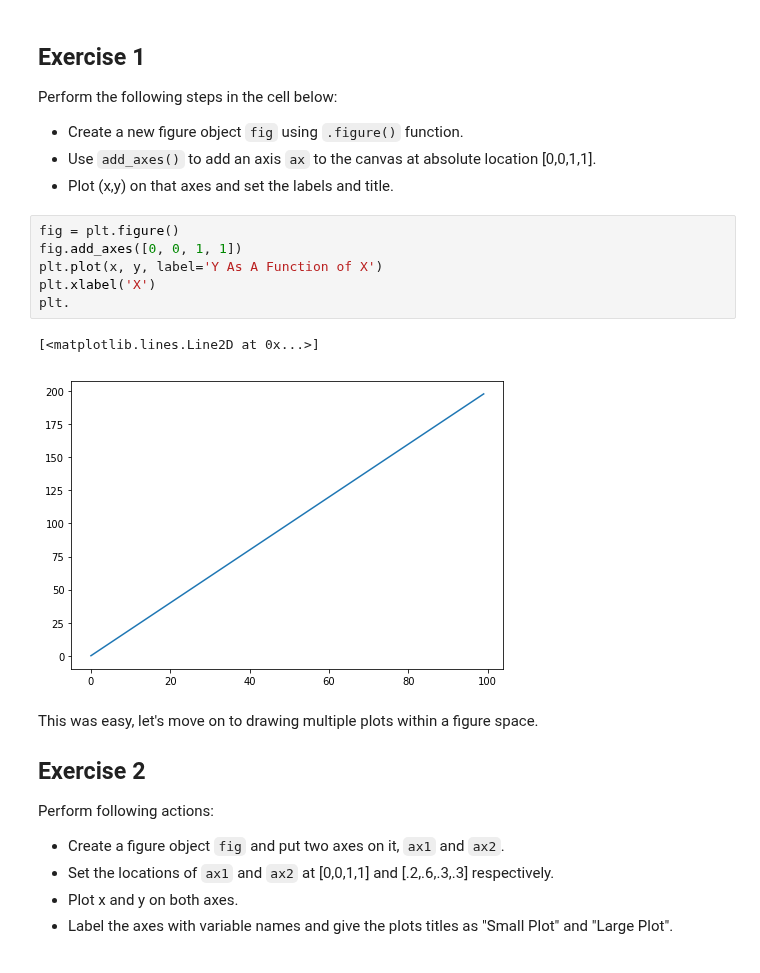
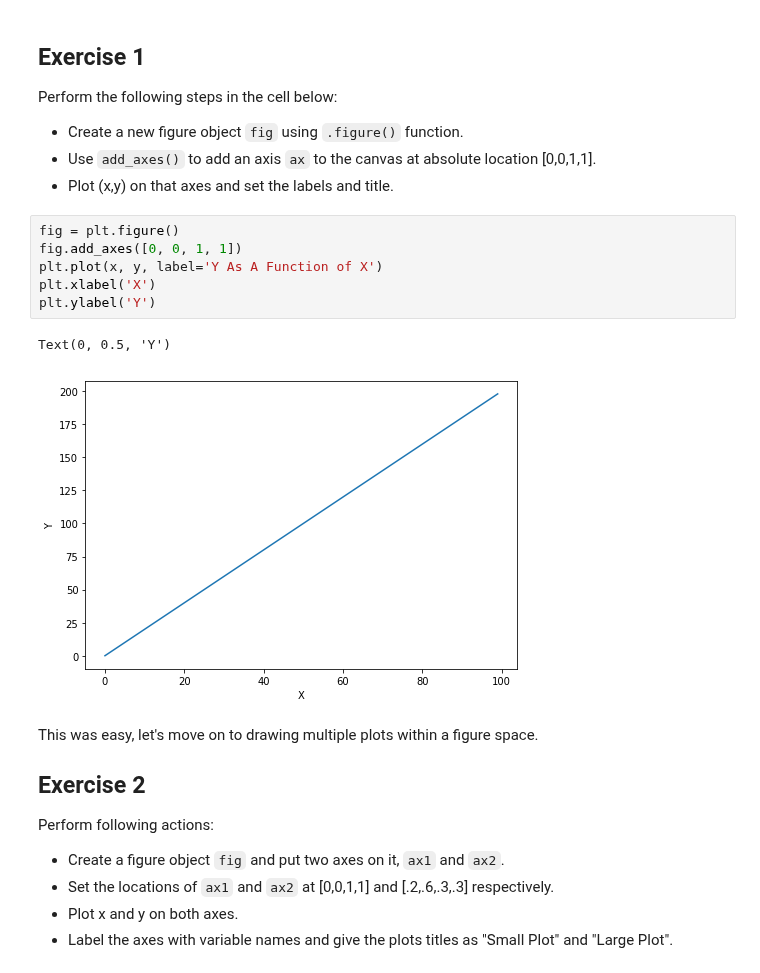
Before and after one commit to nkacoroski/dsc-1-03-13-customizing-visualizations-with-matplotlib-lab-seattle-ds-career-040119, a Jupyter notebook: index.ipynb, the cells around one changed output. Cells and saved outputs as stored; diff of their text form.

```diff
--- a/index.ipynb
+++ b/index.ipynb
@@ -64,12 +64,12 @@ Perform the following steps in the cell below:
 # %%
 fig = plt.figure()
 fig.add_axes([0, 0, 1, 1])
 plt.plot(x, y, label='Y As A Function of X')
 plt.xlabel('X')
-plt.
+plt.ylabel('Y')
 # %% [output]
-[<matplotlib.lines.Line2D at 0x...>]
+Text(0, 0.5, 'Y')
-[figure, old version]
+[figure, new version]
 # %% [markdown]
 This was easy, let's move on to drawing multiple plots within a figure space.
 
```
